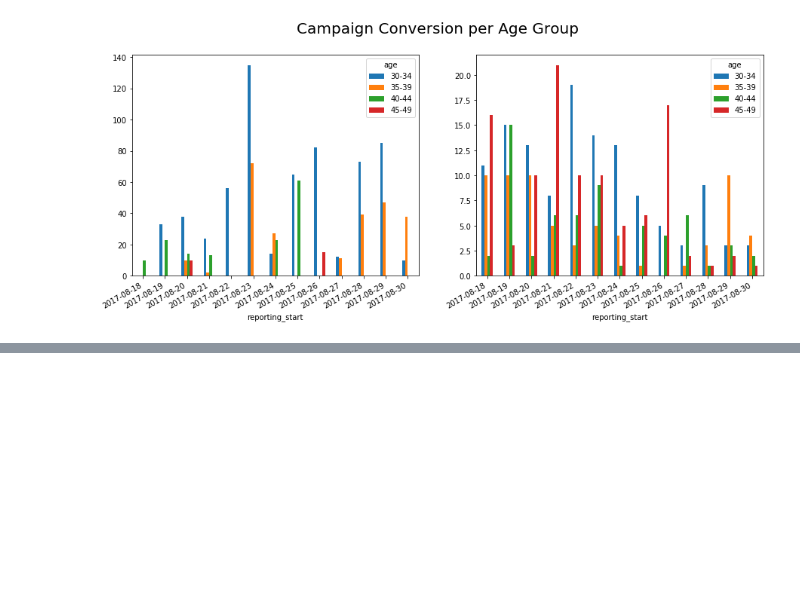
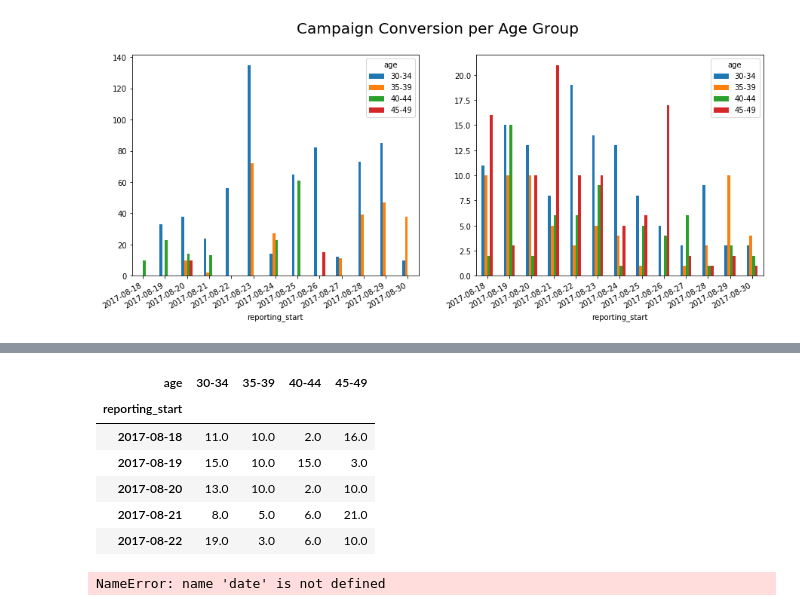
Before and after one commit to reyvb24/capstone_project, a Jupyter notebook: fire-capstone-master/data_extract.ipynb, the cells around one changed output, grey strips where cells are left out. Drawn from its saved outputs; the diff is of its cells as text; code cells hidden in the pictures; blank space fills up the shorter version.

```diff
--- a/fire-capstone-master/data_extract.ipynb
+++ b/fire-capstone-master/data_extract.ipynb
@@ -175,0 +183,15 @@ fig.autofmt_xdate()
+# %%
+grouped = campaigns.groupby(by=['campaign_id', 'age', 'reporting_start'], as_index=False)['total_conversion'].sum()
+
+fig = plt.figure(1, figsize=(15,6))
+
+for i, campaign in enumerate(grouped.campaign_id.unique()):
+    plt.subplot(1, len(['936', '1178']), i+1)
+
+    df = grouped[grouped['campaign_id'] == campaign].loc[:,['age', 'reporting_start', 'total_conversion']]
+    df['reporting_start'] = df['reporting_start'].dt.date
+    pivot = df.pivot(index='reporting_start', columns='age', values='total_conversion').fillna(0)
+    pivot.plot.bar(ax=plt.gca())
+
+fig.suptitle('Campaign Conversion per Age Group', fontsize=20)
+fig.autofmt_xdate()
@@ -175,0 +200,19 @@ fig.autofmt_xdate()
+# %%
+pivot.head()
+# %% [output]
+| age | 30-34 | 35-39 | 40-44 | 45-49 |
+| reporting_start |  |  |  |  |
+| 2017-08-18 | 11.0 | 10.0 | 2.0 | 16.0 |
+| 2017-08-19 | 15.0 | 10.0 | 15.0 | 3.0 |
+| 2017-08-20 | 13.0 | 10.0 | 2.0 | 10.0 |
+| 2017-08-21 | 8.0 | 5.0 | 6.0 | 21.0 |
+| 2017-08-22 | 19.0 | 3.0 | 6.0 | 10.0 |
+# %%
+fig.suptitle('Campaign Conversion per Age Group', fontsize=20)
+fig.autofmt_xdate()
+
+# Save file to plot folder
+imagename = 'plot/'+date.today().strftime(format="%d %b %Y")+'.png'
+fig.savefig(imagename)
+# %% [output]
+NameError: name 'date' is not defined
```
Also changed, not shown: parts of 5 cells of this notebook, 4 other files.
